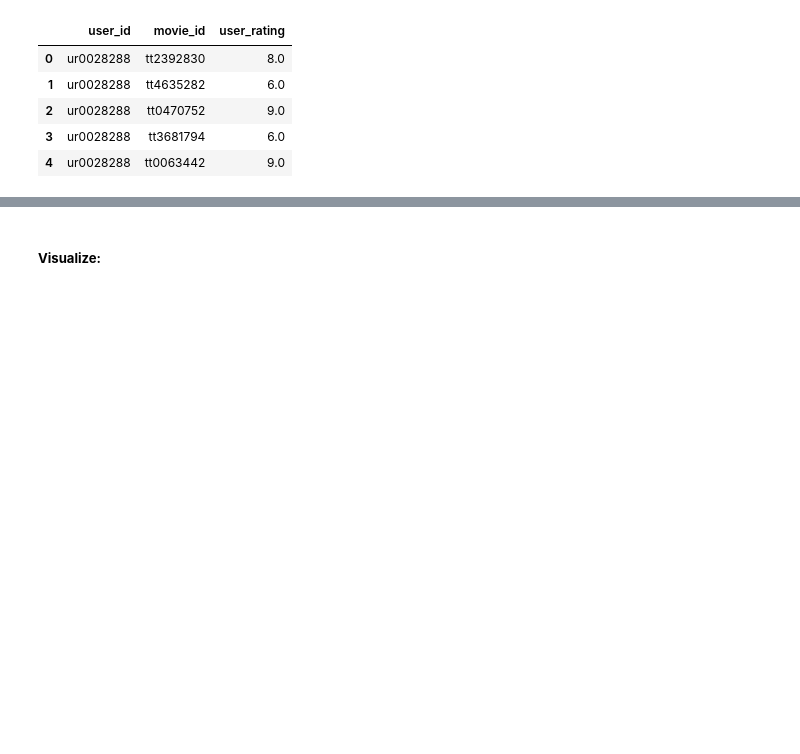
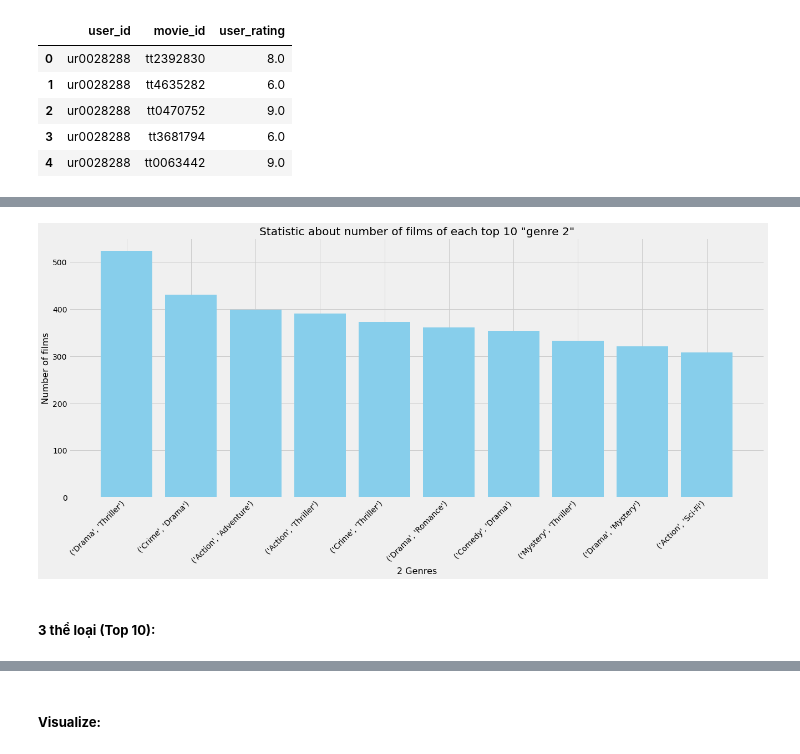
Before and after one commit to HThinhZ/Recommender_System_Project, a Jupyter notebook: T4_VisualizeData.ipynb, the cells around one changed output, grey strips where cells are left out. Saved outputs shown, nothing was run; the diff lists cells and outputs as text; code cells hidden in the pictures; blank space fills up the shorter version.

```diff
--- a/T4_VisualizeData.ipynb
+++ b/T4_VisualizeData.ipynb
@@ -174,0 +138,11 @@ test_df.head()
+# %%
+nf_genre2_df = mi_df.copy()
+# %%
+# Create combinations of two elements from the list
+nf_genre2_df['2genres'] = nf_genre2_df['genre'].apply(lambda x: list(combinations(x, 2)))
+
+nf_genre2_df = nf_genre2_df.explode('2genres')
+nf_genre2_df = nf_genre2_df['2genres'].value_counts()[:10]
+nf_genre2_df = pd.DataFrame({'2genres': nf_genre2_df.index, 'num_film': nf_genre2_df.values})
+nf_genre2_df['2genres'] = nf_genre2_df['2genres'].astype(str)
+nf_genre2_df
@@ -174,0 +162,13 @@ test_df.head()
+# %%
+# Plotting Matplotlib
+plt.figure(figsize=(20, 8))
+plt.bar(nf_genre2_df['2genres'], nf_genre2_df['num_film'], color='skyblue')
+plt.xticks(rotation=45, ha='right')
+plt.xlabel('2 Genres',fontsize = 16)
+plt.ylabel('Number of films',fontsize = 16)
+plt.title('Statistic about number of films of each top 10 "genre 2"')
+plt.show()
+# %% [output]
+[figure, added]
+# %% [markdown]
+##### **3 thể loại (Top 10):**
```
Also changed, not shown: parts of 57 cells of this notebook.
